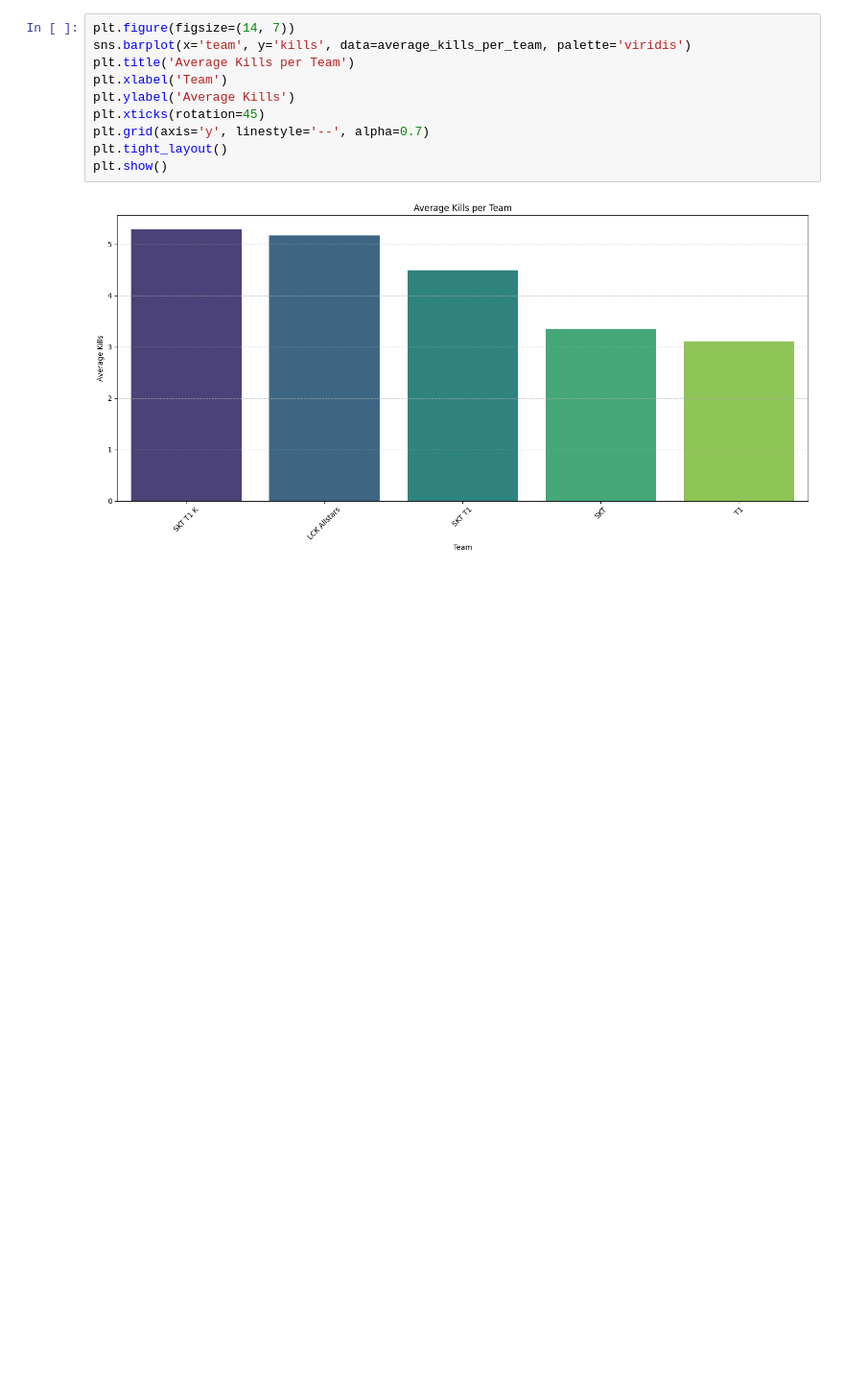
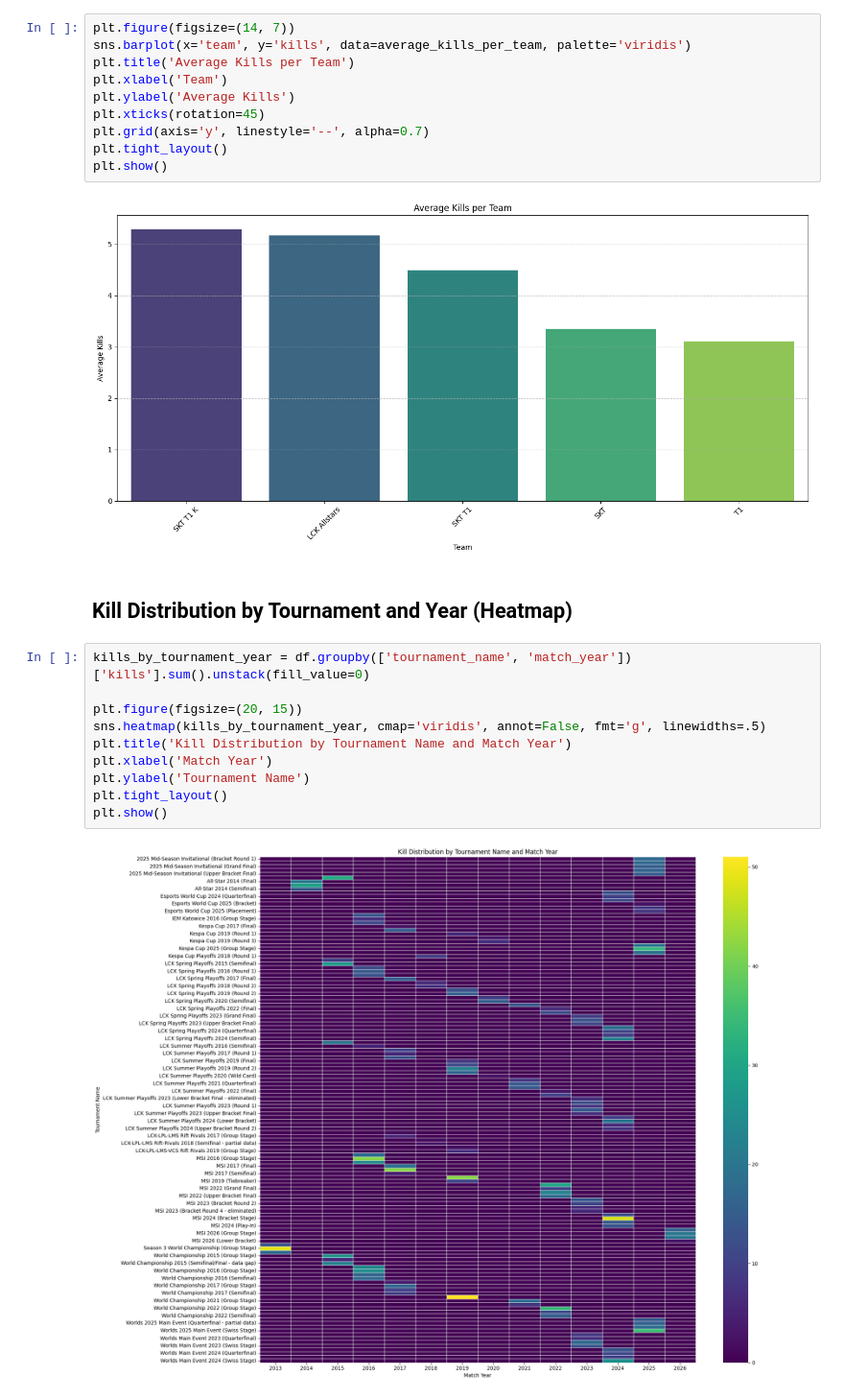
Before and after one commit to kxrrym03/Faker-LOL-Performance, a Jupyter notebook: Faker_LOL_Match_Statistics.ipynb, the cells around one changed output. Shown at 96% size. Saved outputs shown, nothing was run; the diff lists cells and outputs as text; blank space fills up the shorter version.

```diff
--- a/Faker_LOL_Match_Statistics.ipynb
+++ b/Faker_LOL_Match_Statistics.ipynb
@@ -412,3 +412,17 @@ plt.tight_layout()
 plt.show()
 # %% [output]
 [figure]
+# %% [markdown]
+## Kill Distribution by Tournament and Year (Heatmap)
+# %%
+kills_by_tournament_year = df.groupby(['tournament_name', 'match_year'])['kills'].sum().unstack(fill_value=0)
+
+plt.figure(figsize=(20, 15))
+sns.heatmap(kills_by_tournament_year, cmap='viridis', annot=False, fmt='g', linewidths=.5)
+plt.title('Kill Distribution by Tournament Name and Match Year')
+plt.xlabel('Match Year')
+plt.ylabel('Tournament Name')
+plt.tight_layout()
+plt.show()
+# %% [output]
+[figure, added]
```
Also changed, not shown: parts of 4 cells of this notebook.
